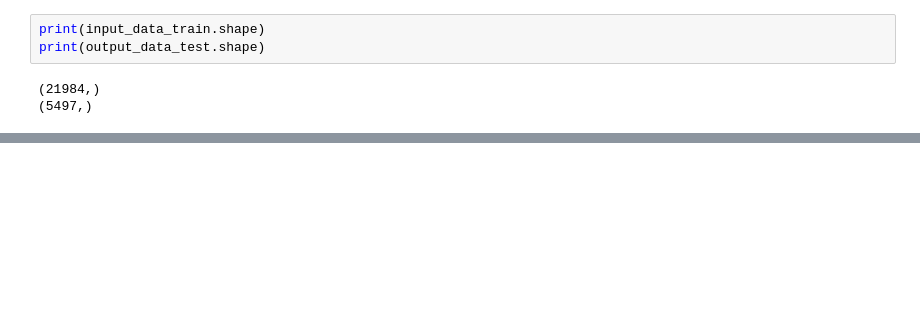
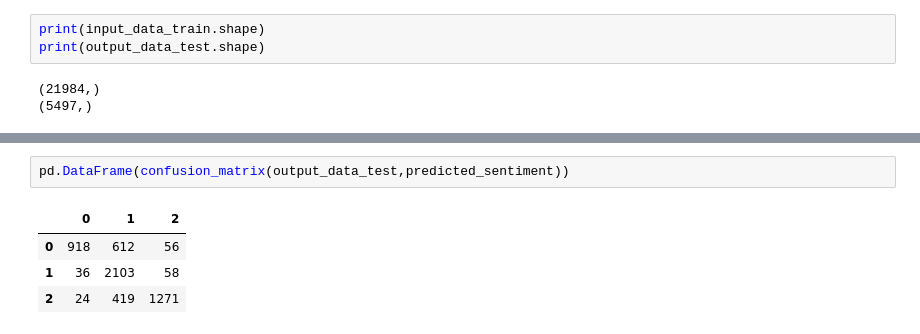
Before and after one commit to anwarbas01/Gen_AI_demo, a Jupyter notebook: ML/Naive_bayes.ipynb, the cells around one changed output, grey strips where cells are left out. Drawn from its saved outputs; the diff is of its cells as text; blank space fills up the shorter version.

```diff
--- a/ML/Naive_bayes.ipynb
+++ b/ML/Naive_bayes.ipynb
@@ -98,0 +99,7 @@ array([[ 908,  556,   58],
+# %%
+pd.DataFrame(confusion_matrix(output_data_test,predicted_sentiment))
+# %% [output]
+|  | 0 | 1 | 2 |
+| 0 | 918 | 612 | 56 |
+| 1 | 36 | 2103 | 58 |
+| 2 | 24 | 419 | 1271 |
```
Also changed, not shown: parts of 6 cells of this notebook, 2 other files.
